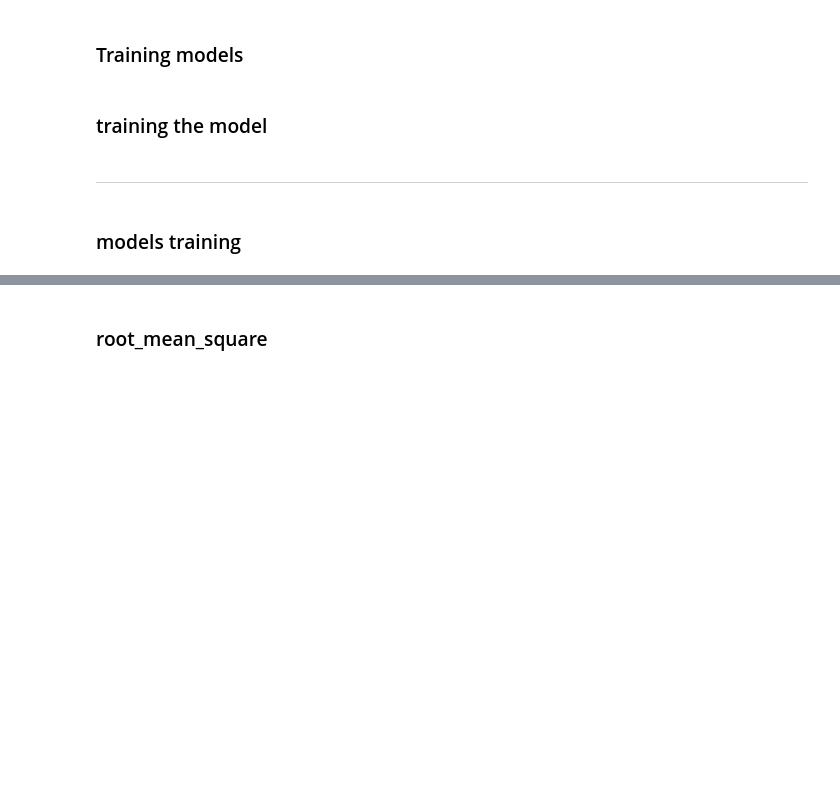
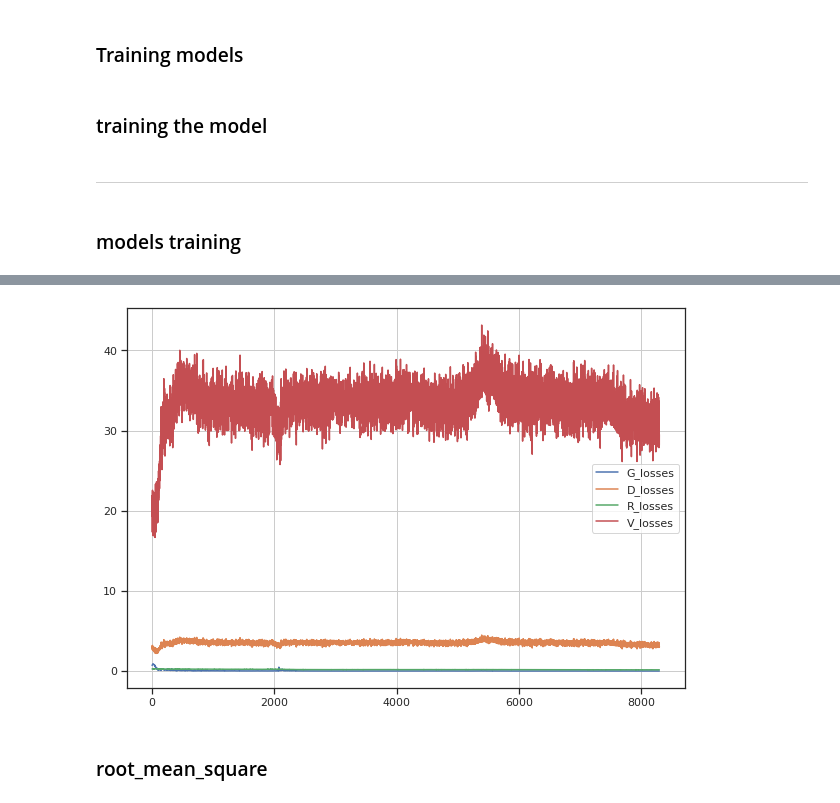
Before and after one commit to RamilyaSharifullina25/thesis, a Jupyter notebook: TIME/researchs.ipynb, the cells around one changed output, grey strips where cells are left out. Drawn from its saved outputs; the diff is of its cells as text; code cells hidden in the pictures; blank space fills up the shorter version.

```diff
--- a/TIME/researchs.ipynb
+++ b/TIME/researchs.ipynb
@@ -381,7 +377,7 @@ def train(loader,
 
             # verificator loss
             model_verification.eval()
-            output_class = model_verification(real_data)
+            output_class = model_verification(fake)
             loss_verif = criterion_verification(output_class, y)
             V_losses.append(loss_verif.item())
             preds = torch.argmax(output_class, 1)
@@ -389,7 +385,6 @@ def train(loader,
             verificator_preds.append(preds)
 
             # similarity loss
-#             criterion_regulator = criterion_regulator().to(device)
             if criterion_regulator != Eucledian_distance_loss:
                 loss_regul = criterion_regulator()(real_data, fake)
             else:
@@ -476,3 +471,14 @@ Epoch 90, str_simil: 0.8220, de_ident_rate: 1.0243
+# %%
+plt.figure(figsize=(10, 7))
+plt.plot(losses_ms[0], label = 'G_losses')
+plt.plot(losses_ms[1], label = 'D_losses')
+plt.plot(losses_ms[2], label = 'R_losses')
+plt.plot(losses_ms[3], label = 'V_losses')
+plt.legend()
+plt.grid()
+plt.show()
+# %% [output]
+[figure, added]
 # %%
 gen_ms = Generator().to(device)
 disc_ms = Discriminator().to(device)
```
Also changed, not shown: parts of 21 cells of this notebook, 1 other file.
